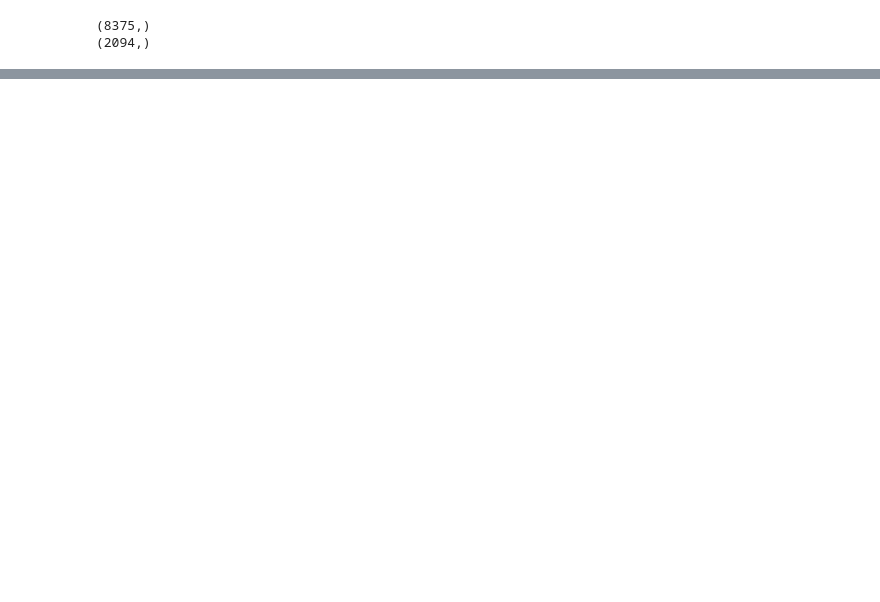
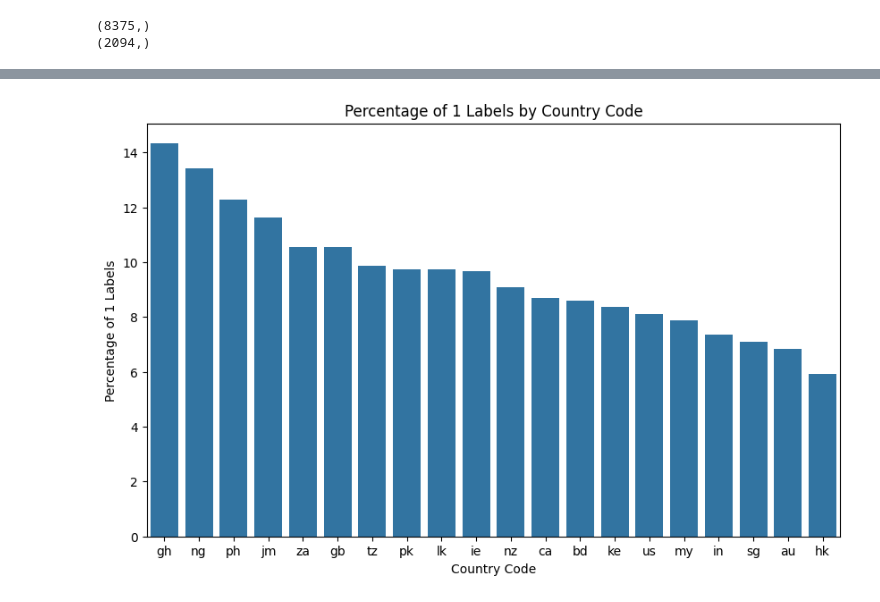
Before and after one commit to Jonezia/DontPatroniseMe, a Jupyter notebook: Untitled.ipynb, the cells around one changed output, grey strips where cells are left out. Saved outputs shown, nothing was run; the diff lists cells and outputs as text; code cells hidden in the pictures; blank space fills up the shorter version.

Commit message:
Finished part 1 data analysis

```diff
--- a/Untitled.ipynb
+++ b/Untitled.ipynb
@@ -77,0 +244,14 @@ print(val_idx.shape)
+# %%
+# Calculate the percentage of 1 labels for each country code
+label_percentage = pcl_df.groupby('country_code')['label'].mean() * 100
+label_percentage = label_percentage.reset_index().sort_values(by='label', ascending=False)
+
+# Plot percentage of 1 labels for each country code
+plt.figure(figsize=(10, 6))
+sns.barplot(data=label_percentage, x='country_code', y='label')
+plt.title('Percentage of 1 Labels by Country Code')
+plt.xlabel('Country Code')
+plt.ylabel('Percentage of 1 Labels')
+plt.show()
+# %% [output]
+[figure, added]
```
Also changed, not shown: parts of 25 cells of this notebook.
